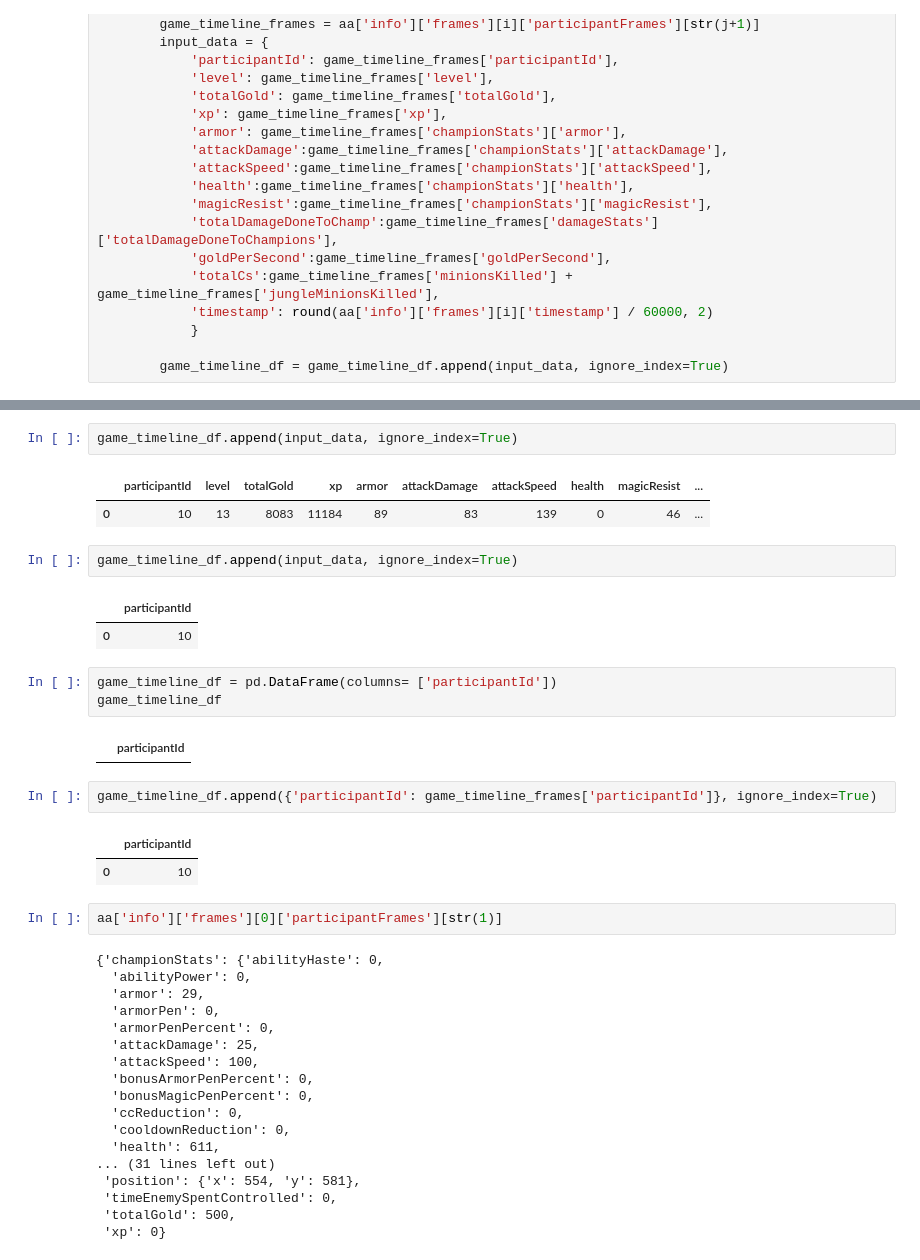
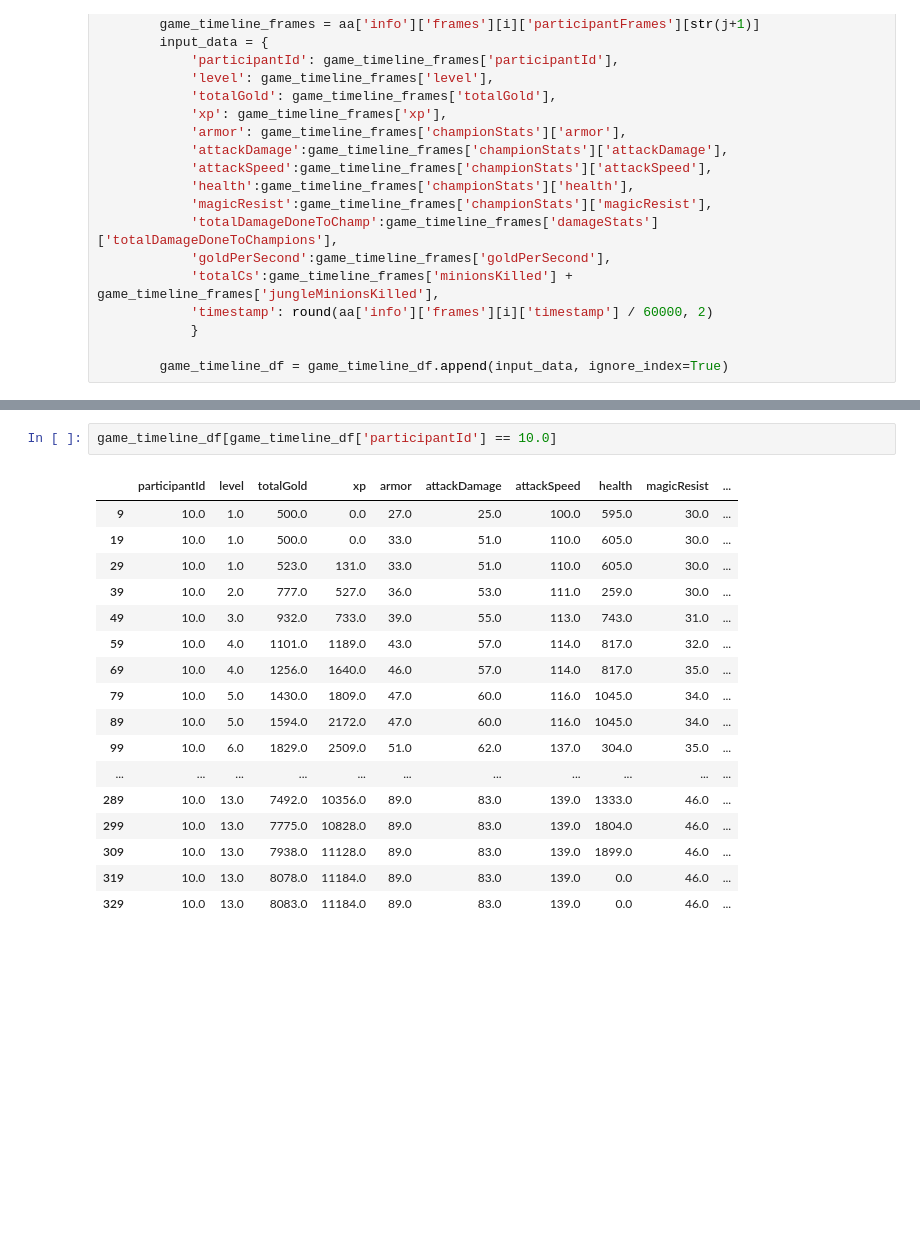
Before and after one commit to lima4/lol, a Jupyter notebook: api.ipynb, the cells around one changed output, grey strips where cells are left out. Saved outputs shown, nothing was run; the diff lists cells and outputs as text; blank space fills up the shorter version.

```diff
--- a/api.ipynb
+++ b/api.ipynb
@@ -771,40 +704,20 @@ game_timeline_df
-# %%
-game_timeline_df.append(input_data, ignore_index=True)
-# %% [output]
-|  | participantId | level | totalGold | xp | armor | attackDamage | attackSpeed | health | magicResist | ... |
-| 0 | 10 | 13 | 8083 | 11184 | 89 | 83 | 139 | 0 | 46 | ... |
-# %%
-game_timeline_df.append(input_data, ignore_index=True)
-# %% [output]
-|  | participantId |
-| 0 | 10 |
-# %%
-game_timeline_df = pd.DataFrame(columns= ['participantId'])
-game_timeline_df
-# %% [output]
-|  | participantId |
-# %%
-game_timeline_df.append({'participantId': game_timeline_frames['participantId']}, ignore_index=True)
-# %% [output]
-|  | participantId |
-| 0 | 10 |
-# %%
-aa['info']['frames'][0]['participantFrames'][str(1)]
-# %% [output]
-{'championStats': {'abilityHaste': 0,
-  'abilityPower': 0,
-  'armor': 29,
-  'armorPen': 0,
-  'armorPenPercent': 0,
-  'attackDamage': 25,
-  'attackSpeed': 100,
-  'bonusArmorPenPercent': 0,
-  'bonusMagicPenPercent': 0,
-  'ccReduction': 0,
-  'cooldownReduction': 0,
-  'health': 611,
-... (31 lines left out)
- 'position': {'x': 554, 'y': 581},
- 'timeEnemySpentControlled': 0,
- 'totalGold': 500,
- 'xp': 0}
+# %%
+game_timeline_df[game_timeline_df['participantId'] == 10.0]
+# %% [output]
+|  | participantId | level | totalGold | xp | armor | attackDamage | attackSpeed | health | magicResist | ... |
+| 9 | 10.0 | 1.0 | 500.0 | 0.0 | 27.0 | 25.0 | 100.0 | 595.0 | 30.0 | ... |
+| 19 | 10.0 | 1.0 | 500.0 | 0.0 | 33.0 | 51.0 | 110.0 | 605.0 | 30.0 | ... |
+| 29 | 10.0 | 1.0 | 523.0 | 131.0 | 33.0 | 51.0 | 110.0 | 605.0 | 30.0 | ... |
+| 39 | 10.0 | 2.0 | 777.0 | 527.0 | 36.0 | 53.0 | 111.0 | 259.0 | 30.0 | ... |
+| 49 | 10.0 | 3.0 | 932.0 | 733.0 | 39.0 | 55.0 | 113.0 | 743.0 | 31.0 | ... |
+| 59 | 10.0 | 4.0 | 1101.0 | 1189.0 | 43.0 | 57.0 | 114.0 | 817.0 | 32.0 | ... |
+| 69 | 10.0 | 4.0 | 1256.0 | 1640.0 | 46.0 | 57.0 | 114.0 | 817.0 | 35.0 | ... |
+| 79 | 10.0 | 5.0 | 1430.0 | 1809.0 | 47.0 | 60.0 | 116.0 | 1045.0 | 34.0 | ... |
+| 89 | 10.0 | 5.0 | 1594.0 | 2172.0 | 47.0 | 60.0 | 116.0 | 1045.0 | 34.0 | ... |
+| 99 | 10.0 | 6.0 | 1829.0 | 2509.0 | 51.0 | 62.0 | 137.0 | 304.0 | 35.0 | ... |
+| ... | ... | ... | ... | ... | ... | ... | ... | ... | ... | ... |
+| 289 | 10.0 | 13.0 | 7492.0 | 10356.0 | 89.0 | 83.0 | 139.0 | 1333.0 | 46.0 | ... |
+| 299 | 10.0 | 13.0 | 7775.0 | 10828.0 | 89.0 | 83.0 | 139.0 | 1804.0 | 46.0 | ... |
+| 309 | 10.0 | 13.0 | 7938.0 | 11128.0 | 89.0 | 83.0 | 139.0 | 1899.0 | 46.0 | ... |
+| 319 | 10.0 | 13.0 | 8078.0 | 11184.0 | 89.0 | 83.0 | 139.0 | 0.0 | 46.0 | ... |
+| 329 | 10.0 | 13.0 | 8083.0 | 11184.0 | 89.0 | 83.0 | 139.0 | 0.0 | 46.0 | ... |
```
Also changed, not shown: parts of 13 cells of this notebook.
